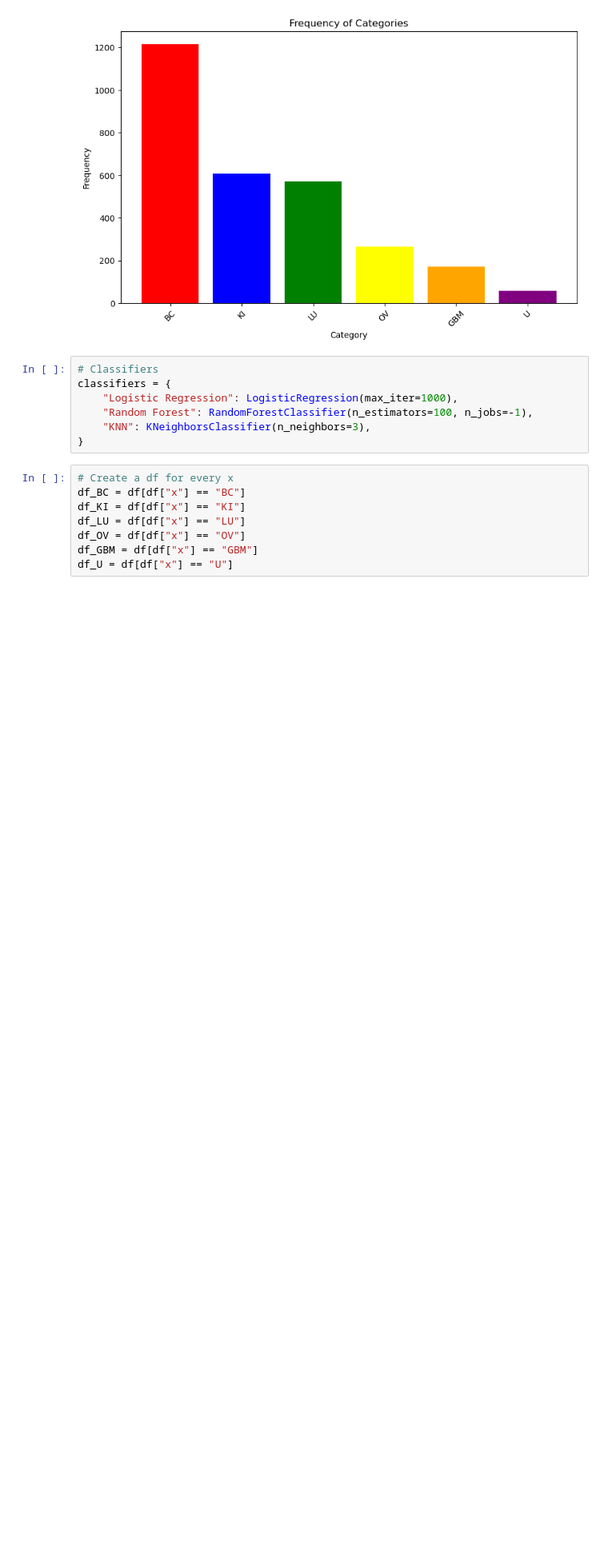
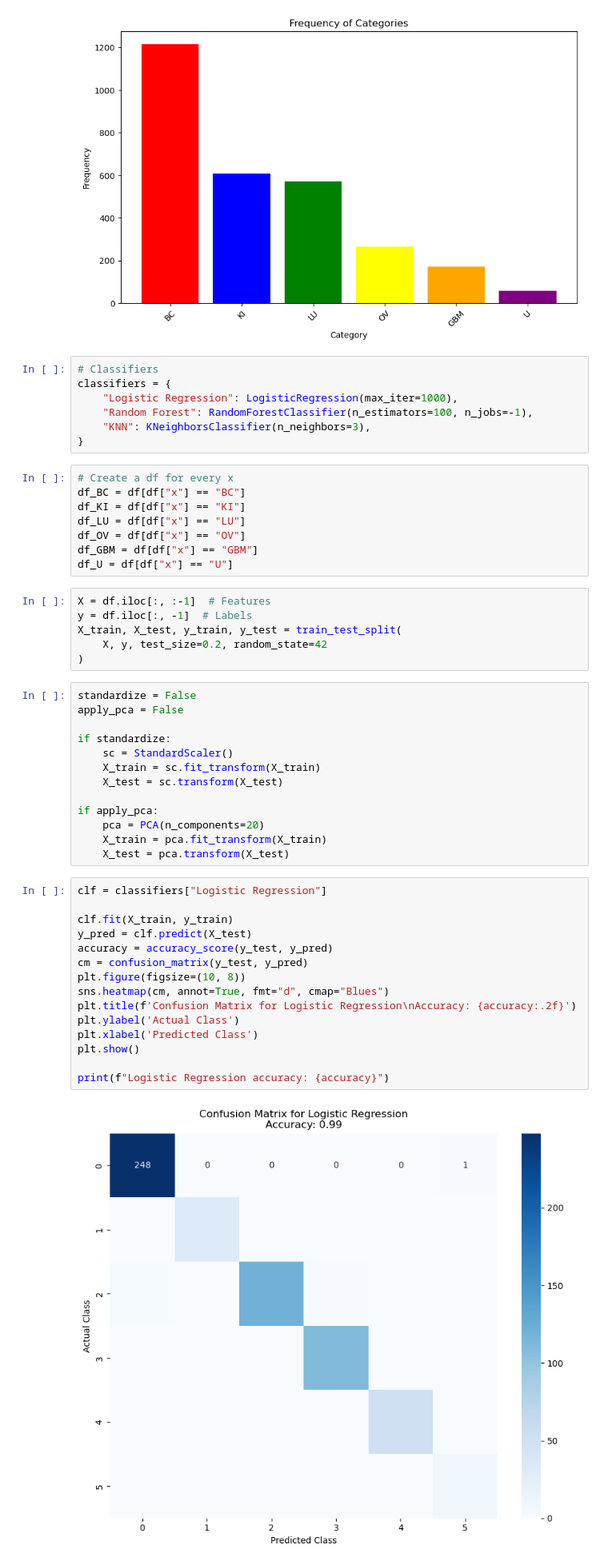
Before and after one commit to FelixJons/mve411-big-data-stats, a Jupyter notebook: assignment-1/per_class_notebook.ipynb, the cells around one changed output. Shown: that part at 80% size. Drawn from its saved outputs; the diff is of its cells as text; blank space fills up the shorter version.

```diff
--- a/assignment-1/per_class_notebook.ipynb
+++ b/assignment-1/per_class_notebook.ipynb
@@ -64,3 +65,39 @@ df_LU = df[df["x"] == "LU"]
 df_OV = df[df["x"] == "OV"]
 df_GBM = df[df["x"] == "GBM"]
 df_U = df[df["x"] == "U"]
+# %%
+X = df.iloc[:, :-1]  # Features
+y = df.iloc[:, -1]  # Labels
+X_train, X_test, y_train, y_test = train_test_split(
+    X, y, test_size=0.2, random_state=42
+)
+# %%
+standardize = False
+apply_pca = False
+
+if standardize:
+    sc = StandardScaler()
+    X_train = sc.fit_transform(X_train)
+    X_test = sc.transform(X_test)
+
+if apply_pca:
+    pca = PCA(n_components=20)
+    X_train = pca.fit_transform(X_train)
+    X_test = pca.transform(X_test)
+# %%
+clf = classifiers["Logistic Regression"]
+
+clf.fit(X_train, y_train)
+y_pred = clf.predict(X_test)
+accuracy = accuracy_score(y_test, y_pred)
+cm = confusion_matrix(y_test, y_pred)
+plt.figure(figsize=(10, 8))
+sns.heatmap(cm, annot=True, fmt="d", cmap="Blues")
+plt.title(f'Confusion Matrix for Logistic Regression\nAccuracy: {accuracy:.2f}')
+plt.ylabel('Actual Class')
+plt.xlabel('Predicted Class')
+plt.show()
+
+print(f"Logistic Regression accuracy: {accuracy}")
+# %% [output]
+[figure, added]
```
Also changed, not shown: parts of 2 cells of this notebook.
